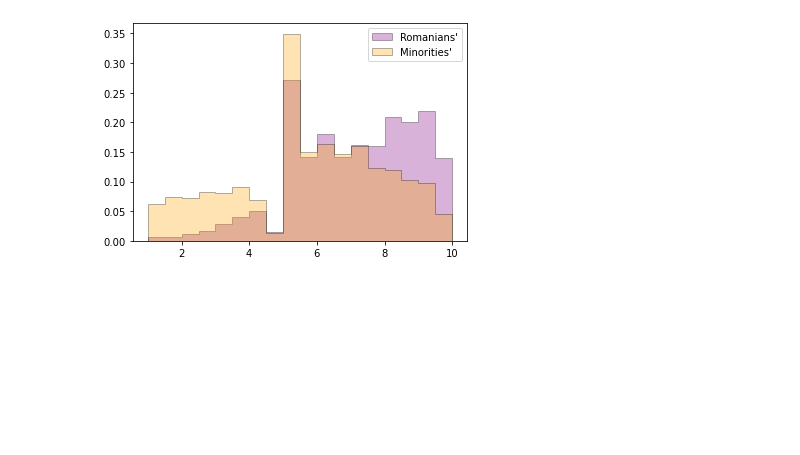
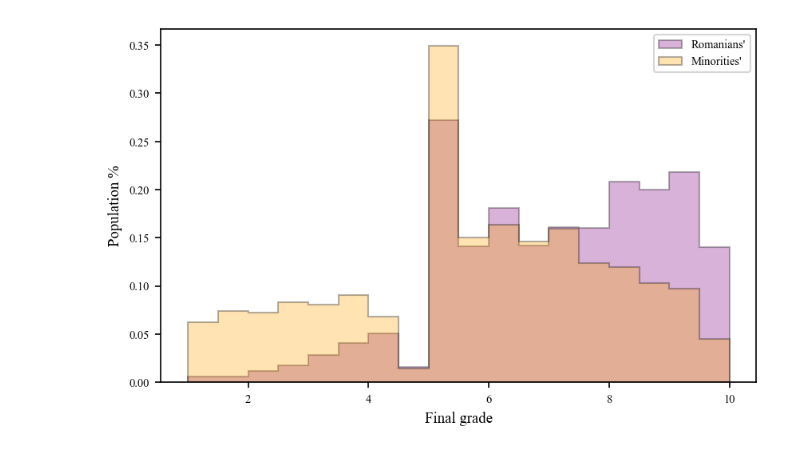
Before and after one commit to alparius/bac-stat, a Jupyter notebook: src/exp4_grade_distribution.ipynb, the cells around one changed output. Drawn from its saved outputs; the diff is of its cells as text; code cells hidden in the pictures; blank space fills up the shorter version.

Commit message:
styled plots for latex

```diff
--- a/src/exp4_grade_distribution.ipynb
+++ b/src/exp4_grade_distribution.ipynb
@@ -13,12 +26,20 @@ print()
 # %%
 # Plot the distribution of the Romanian exam grades.
 
 romanian_only_results = results_2021[(results_2021['mother_tongue'] == '') & (results_2021['romanian_written_final'] > -1)]
 romanian_plus_results = results_2021[(results_2021['mother_tongue'] != '') & (results_2021['romanian_written_final'] > -1)]
 
-plt.hist(romanian_only_results['romanian_written_final'].to_list(), bins=18, density=True, alpha = 0.3, color='purple', edgecolor='black', linewidth=1, histtype= "stepfilled")
-plt.hist(romanian_plus_results['romanian_written_final'].to_list(), bins=18, density=True, alpha = 0.3, color='orange', edgecolor='black', linewidth=1, histtype= "stepfilled")
-plt.legend(["Romanians'", "Minorities'"])
-plt.show()
+with plt.rc_context(bundles.neurips2021(usetex=False, family='serif')):
+    fig, ax = plt.subplots(dpi=150)
+
+    ax.hist(romanian_only_results['romanian_written_final'].to_list(), bins=18, density=True, alpha = 0.3, color='purple', edgecolor='black', linewidth=1, histtype= "stepfilled")
+    ax.hist(romanian_plus_results['romanian_written_final'].to_list(), bins=18, density=True, alpha = 0.3, color='orange', edgecolor='black', linewidth=1, histtype= "stepfilled")
+
+    ax.legend(["Romanians'", "Minorities'"])
+    ax.set_xlabel("Final grade")
+    ax.set_ylabel("Population %")
+
+    plt.show()
+    fig.savefig('../doc/plots/exp4_grade_distrib.png', bbox_inches='tight')
 # %% [output]
-[figure, old version]
+[figure, new version]
```
Also changed, not shown: parts of 1 cell of this notebook, 7 other files.
